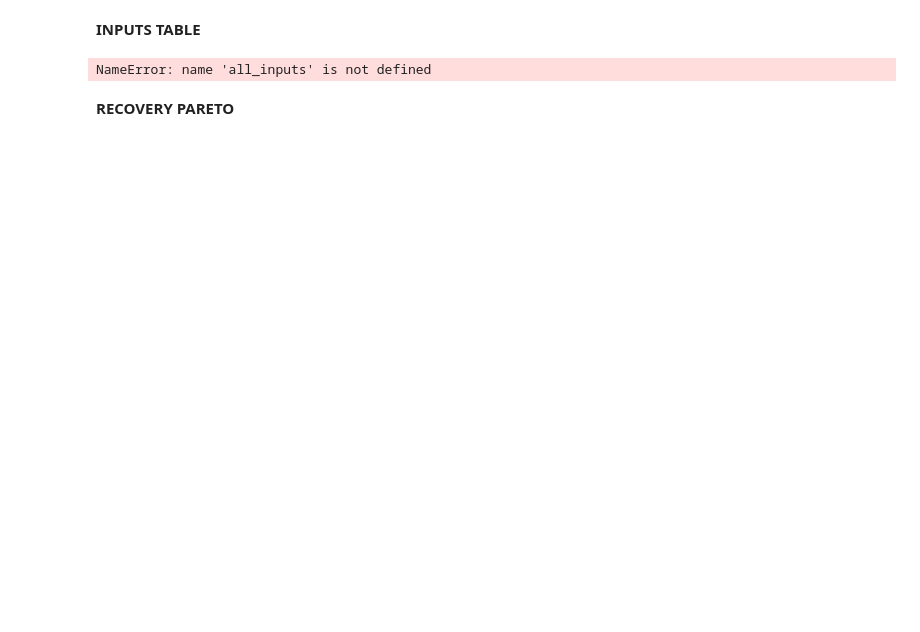
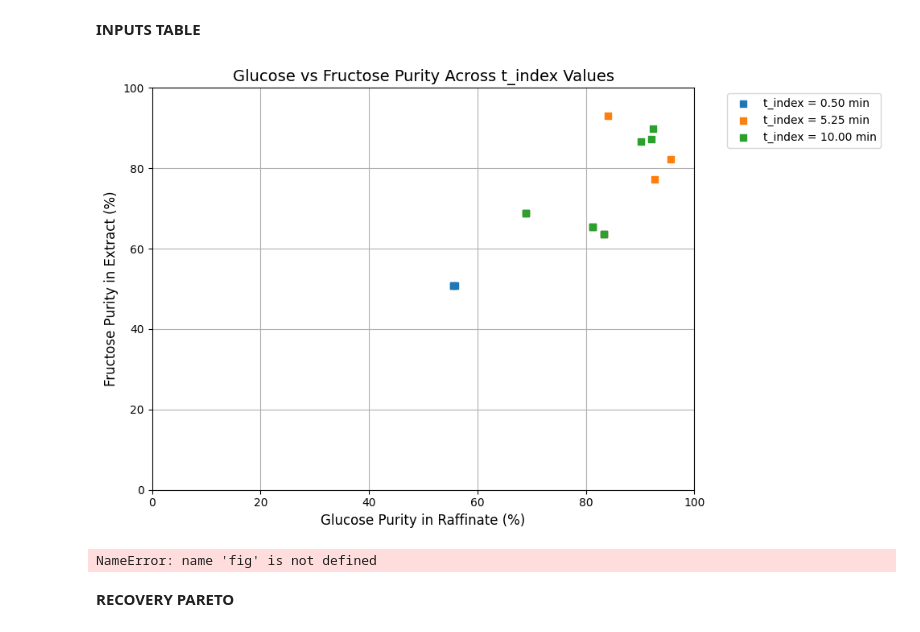
Before and after one commit to Nawa-Punabantu/Opt_Algos, a Jupyter notebook: t_idx_independence_study.ipynb, the cells around one changed output. Drawn from its saved outputs; the diff is of its cells as text; code cells hidden in the pictures; blank space fills up the shorter version.

```diff
--- a/t_idx_independence_study.ipynb
+++ b/t_idx_independence_study.ipynb
@@ -2644,44 +2534,39 @@ plt.show()
 # %% [markdown]
 **INPUTS TABLE**
-# %%
-n_rows, n_cols = all_inputs.shape
-
-# Create labels
-columns = [f'Input {j+1}' for j in range(n_cols)]
-rows = [f'Iter {i+1}' for i in range(n_rows)]
-
-# Create figure
-fig, ax = plt.subplots(figsize=(10, n_rows * 0.4))
-ax.set_title("Optimization Inputs Table", fontsize=12, fontweight='bold', pad=5)
-ax.axis('tight')
-ax.axis('off')
-
-# Create the table
-table = ax.table(cellText=all_inputs.round(4),
-                 colLabels=columns,
-                 rowLabels=rows,
-                 cellLoc='center',
-                 loc='center')
-
-# Adjust font size and column widths
-table.auto_set_font_size(False)
-table.set_fontsize(10)
-table.auto_set_column_width(col=list(range(n_cols)))
-
-# Optional: Color first few rows or specific patterns
-for i in range(n_rows):
-    for j in range(n_cols):
-        cell = table[(i+1, j)]
-        if i < sampling_budget:
-            cell.set_facecolor('lightgray')
-
-#------------------------------------------------------------------------------------------------------------------------------
-# Save the figure as an image
-image_filename = "input_optimization_table.png"
-fig.savefig(image_filename, dpi=300, bbox_inches='tight')
-plt.show()
-#------------------------------------------------------------------------------------------------------------------------------
-# %% [output]
-NameError: name 'all_inputs' is not defined
+# %%
+def plot_c1_vs_c2_for_all_tindex(results_dict):
+    """
+    Plots c1_vals vs c2_vals for each t_index in results_dict.
+    """
+    plt.figure(figsize=(10, 6))
+    for t_index, result in results_dict.items():
+        c1 = result["c1_vals"]
+        c2 = result["c2_vals"]
+        plt.scatter(c1 * 100, c2 * 100, marker='s', label=f't_index = {t_index:.2f} min')
+
+    plt.xlabel("Glucose Purity in Raffinate (%)", fontsize=12)
+    plt.ylabel("Fructose Purity in Extract (%)", fontsize=12)
+    plt.title("Glucose vs Fructose Purity Across t_index Values", fontsize=14)
+    plt.grid(True)
+
+    plt.xlim(0, 100)# Set x-axis limits from 0 to 6
+    plt.ylim(0, 100) # Set y-axis limits from 0 to 50
+
+    plt.legend(bbox_to_anchor=(1.05, 1), loc='upper left')
+    plt.tight_layout()
+    plt.show()
+
+
+plot_c1_vs_c2_for_all_tindex(all_results_by_tindex)
+
+#------------------------------------------------------------------------------------------------------------------------------
+# Save the figure as an image
+image_filename = "t_idx_pur_independence_plot.png"
+fig.savefig(image_filename, dpi=300, bbox_inches='tight')
+plt.show()
+#------------------------------------------------------------------------------------------------------------------------------
+# %% [output]
+[figure, added]
+NameError: name 'fig' is not defined
 # %% [markdown]
 **RECOVERY PARETO**
```
Also changed, not shown: parts of 18 cells of this notebook.
